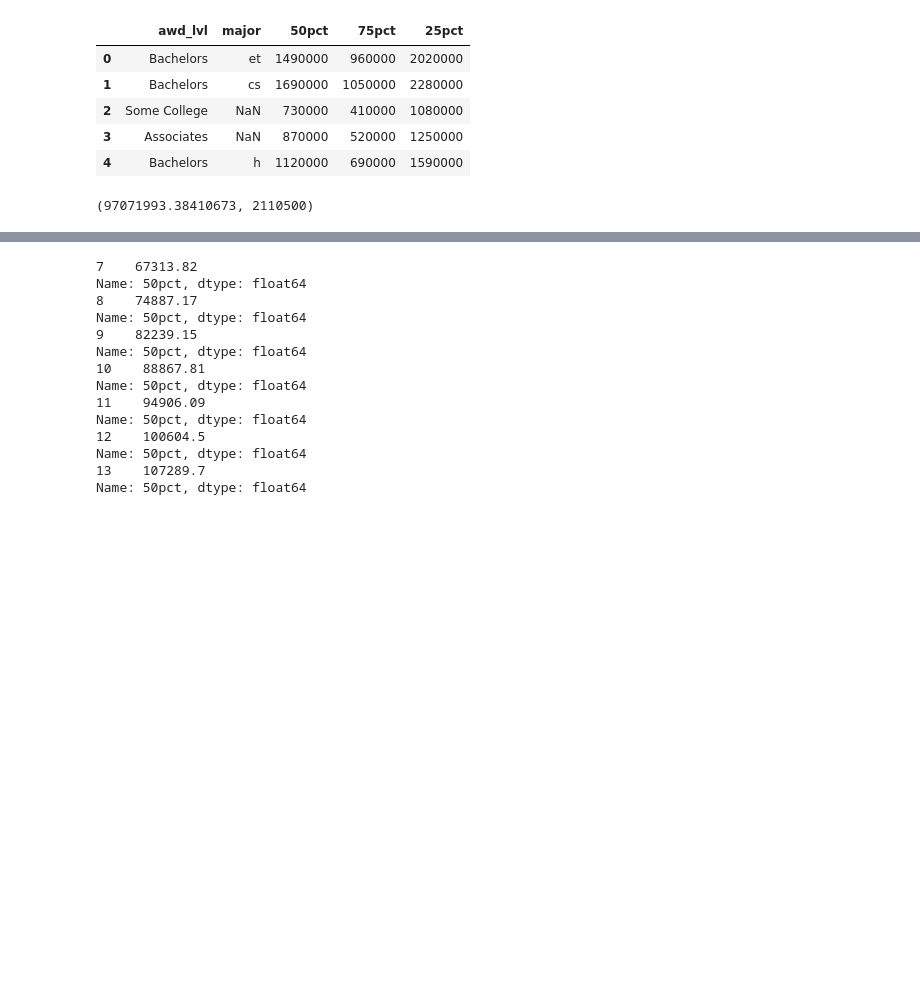
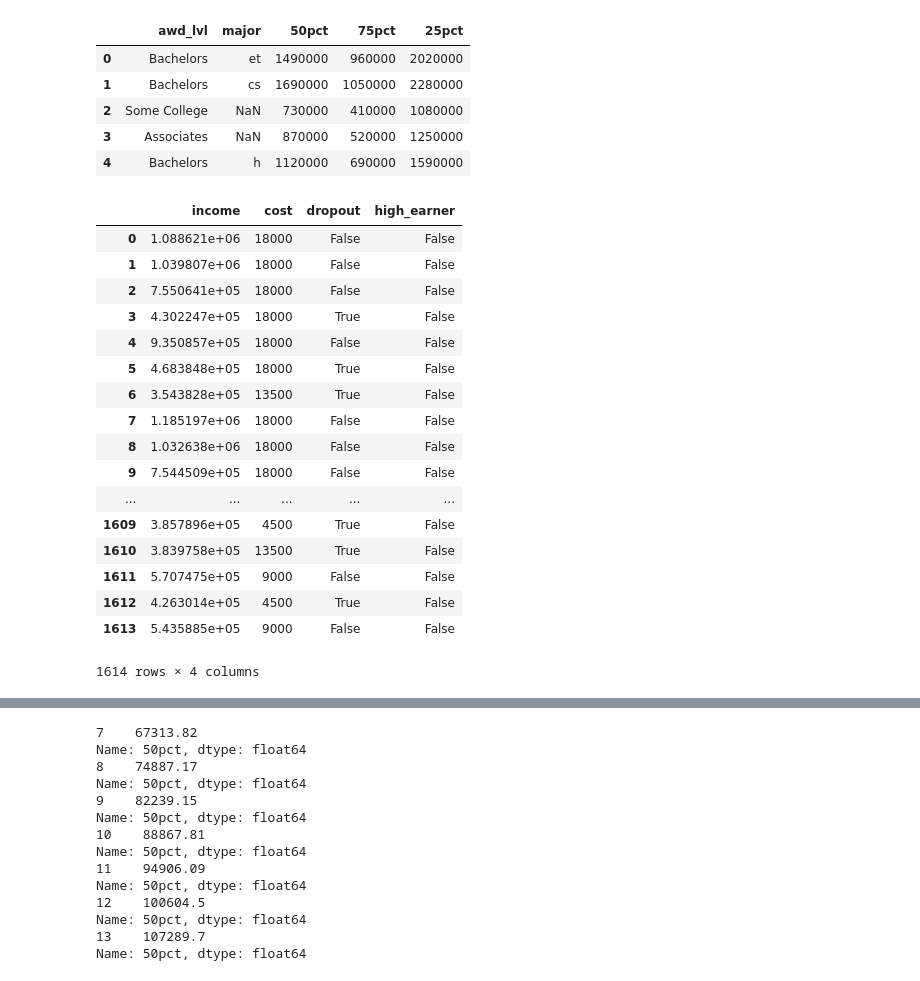
Before and after one commit to AashrayAnand/discrete_modeling, a Jupyter notebook: Random Walks & Monte Carlo Simulation.ipynb, the cells around one changed output, grey strips where cells are left out. Drawn from its saved outputs; the diff is of its cells as text; code cells hidden in the pictures; blank space fills up the shorter version.

Commit message:
changed counting of income to passing dataframe of students with full data. Added different ROI fns

```diff
--- a/Random Walks & Monte Carlo Simulation.ipynb
+++ b/Random Walks & Monte Carlo Simulation.ipynb
@@ -229,19 +259,18 @@ lifetime_quantile
 | 3 | Associates | NaN | 870000 | 520000 | 1250000 |
 | 4 | Bachelors | h | 1120000 | 690000 | 1590000 |
 # %%
+# TO-DO | Calculate High-Earner given input. This can be done by either adding an input to this
+#         or simply calculate it given our data. Right now we use a flat number from hamiltonproject
+#         of top 10% for all majors in a bachelor's degree
+HIGH_EARNER = 3100000
+
+
 def run_dist_lifetime(distribution):
-    income = 0
-    cost = 0
+    students = []
     for student in distribution:
-        if student == 'B':
-            (cur_income, cur_cost) = rand_lifetime_earnings(True, retention_r_bachelors)
-            income = income + cur_income
-            cost = cost + cur_cost
-        else:
-            (cur_income, cur_cost) = rand_lifetime_earnings(False, retention_r_associates)
-            income = income + cur_income
-            cost = cost + cur_cost
-    return (income, cost)
+        students.append(rand_lifetime_earnings(student == 'B', retention_r_bachelors))
+    df_students = pd.DataFrame(students, columns=['income', 'cost', 'dropout', 'high_earner'])
+    return df_students
 
 def rand_lifetime_earnings(bachelors, retention_rates):
     income = 0
@@ -281,38 +310,75 @@ def rand_lifetime_earnings(bachelors, retention_rates):
                     lft_earnings['25pct'].values[0],
                     lft_earnings['75pct'].values[0],
                     quality_of_worker)
     else:
         # associates
         lft_earnings = lifetime_quantile[lifetime_quantile['awd_lvl']=='Associates']
         income = get_dist_val(
                     lft_earnings['50pct'].values[0],
                     lft_earnings['25pct'].values[0],
                     lft_earnings['75pct'].values[0],
                     quality_of_worker)
     try:
-        return (income[0],cost)
+        return [income[0],cost, dropout, (income > HIGH_EARNER)[0]]
     except:
-        return (income, cost)
+        return [income, cost, dropout, (income > HIGH_EARNER)[0]]
 
 
 def monte_carlo_lifetime(n, get_raw= False):
     # build a list of results for monte carlo
     results = []
     raw = []
     for i in range(0,n):
         current = generate_distribution()
-        [income, cost] = run_dist_lifetime(current)
-        roi = (income-cost)/cost
+        cur_students = run_dist_lifetime(current)
+        income = cur_students['income'].sum()
+        cost = cur_students['cost'].sum()
+
+        roi = adjusted_roi(cur_students) # roi fn
+
         results.append([current.count('B'), roi])
         raw.append([current.count('B'),current.count('A'),income,cost, roi])
     if get_raw:
         raw_df = pd.DataFrame(np.array(raw).reshape(n,5), columns = ['num_of_bachelors','num_of_associates','income','cost', 'ROI'])
         raw_df.to_csv('./output/raw_lft.csv',index=False)
     return results
 
+# TO-DO: put ROI functions here, take df of students as input
+def adjusted_roi(s):
+    dropouts = s[s['dropout'] == True]
+    cost = dropouts['cost'].sum()
+    income = s[s['dropout'] == False]['income'].sum()
+    return (income - cost)/cost
+
+def high_earners(s):
+    return s[s['high_earner'] == True].sum()
+
+def traditional_roi(s):
+    income = s['income'].sum()
+    cost = s['cost'].sum()
+    return (income-cost)/cost
+
+
 run_dist_lifetime(generate_distribution())
 # %% [output]
+|  | income | cost | dropout | high_earner |
+| 0 | 1.088621e+06 | 18000 | False | False |
+| 1 | 1.039807e+06 | 18000 | False | False |
+| 2 | 7.550641e+05 | 18000 | False | False |
+| 3 | 4.302247e+05 | 18000 | True | False |
+| 4 | 9.350857e+05 | 18000 | False | False |
+| 5 | 4.683848e+05 | 18000 | True | False |
+| 6 | 3.543828e+05 | 13500 | True | False |
+| 7 | 1.185197e+06 | 18000 | False | False |
+| 8 | 1.032638e+06 | 18000 | False | False |
+| 9 | 7.544509e+05 | 18000 | False | False |
+| ... | ... | ... | ... | ... |
+| 1609 | 3.857896e+05 | 4500 | True | False |
+| 1610 | 3.839758e+05 | 13500 | True | False |
+| 1611 | 5.707475e+05 | 9000 | False | False |
+| 1612 | 4.263014e+05 | 4500 | True | False |
+| 1613 | 5.435885e+05 | 9000 | False | False |
-(97071993.38410673, 2110500)
+1614 rows × 4 columns
 # %%
 import timeit
 
```
Also changed, not shown: parts of 7 cells of this notebook, 3 other files.
